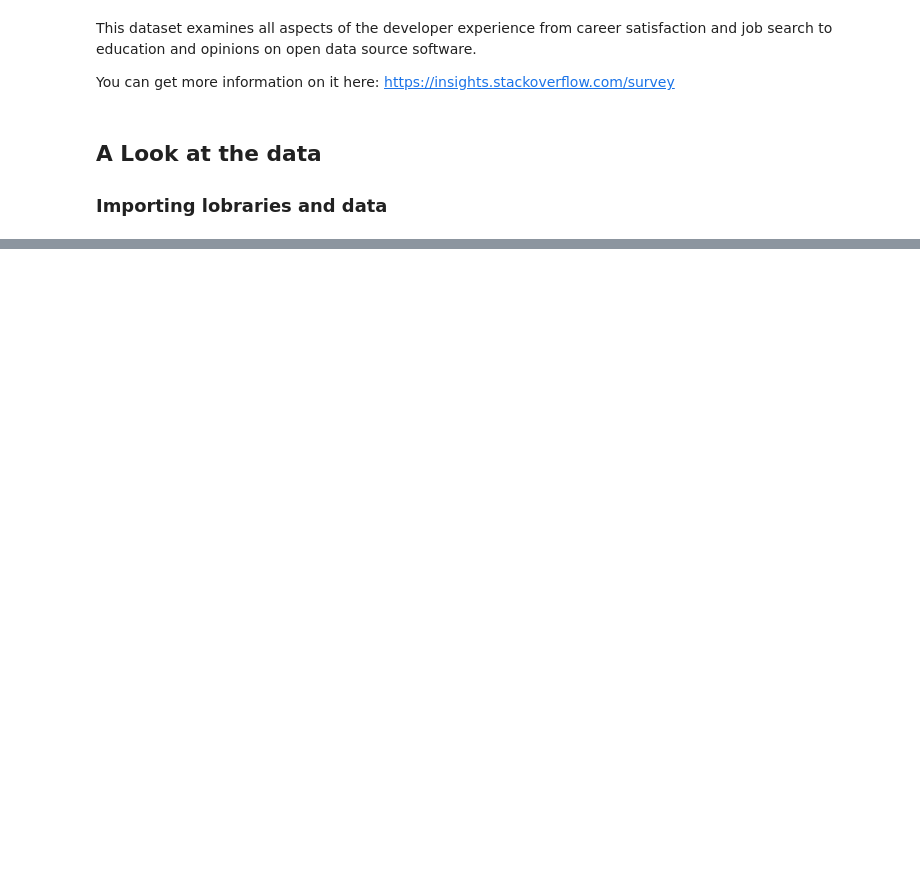
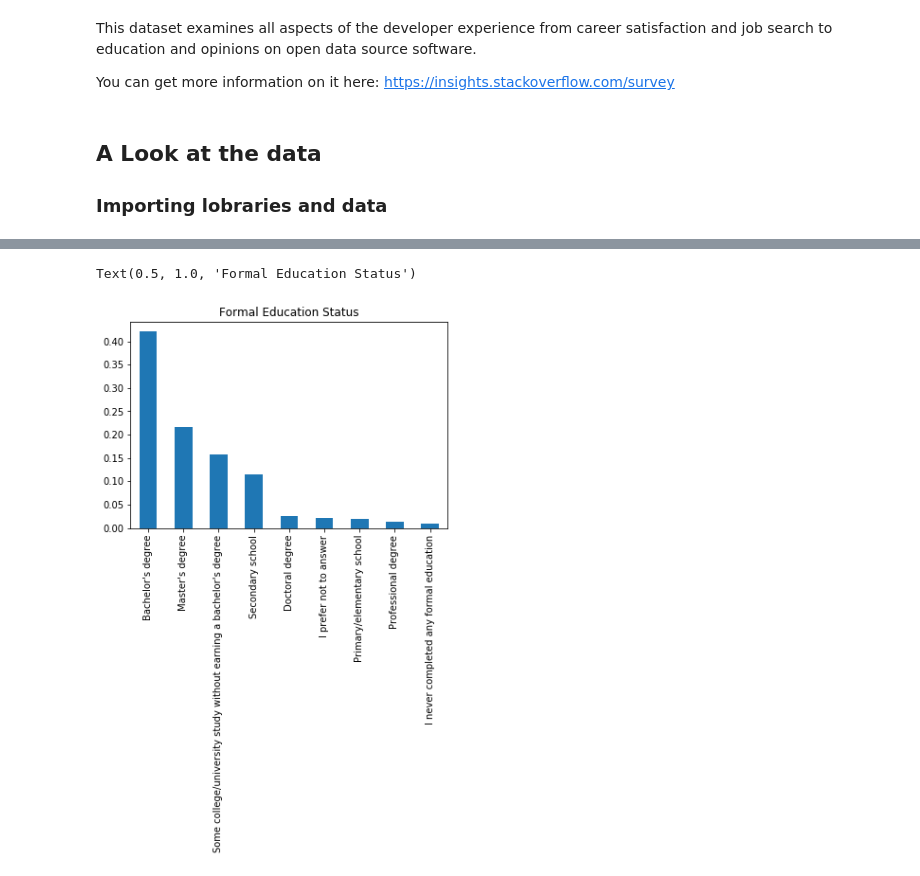
Before and after one commit to sousablde/StackOverflow-Dev-Survey-Data-Analysis, a Jupyter notebook: StackOverflow Dev Survey results.ipynb, the cells around one changed output, grey strips where cells are left out. Saved outputs shown, nothing was run; the diff lists cells and outputs as text; code cells hidden in the pictures; blank space fills up the shorter version.

```diff
--- a/StackOverflow Dev Survey results.ipynb
+++ b/StackOverflow Dev Survey results.ipynb
@@ -20,0 +69,11 @@ FileNotFoundError: [Errno 2] File b'./survey_results_public.csv' does not exist:
+# %%
+#check different Formal education statuses in a series
+#getting the counts
+ed_statuses = df.FormalEducation.value_counts()
+
+#plotting
+(ed_statuses/df.shape[0]).plot(kind="bar")
+plt.title("Formal Education Status")
+# %% [output]
+Text(0.5, 1.0, 'Formal Education Status')
+[figure, added]
```
Also changed, not shown: parts of 8 cells of this notebook.
